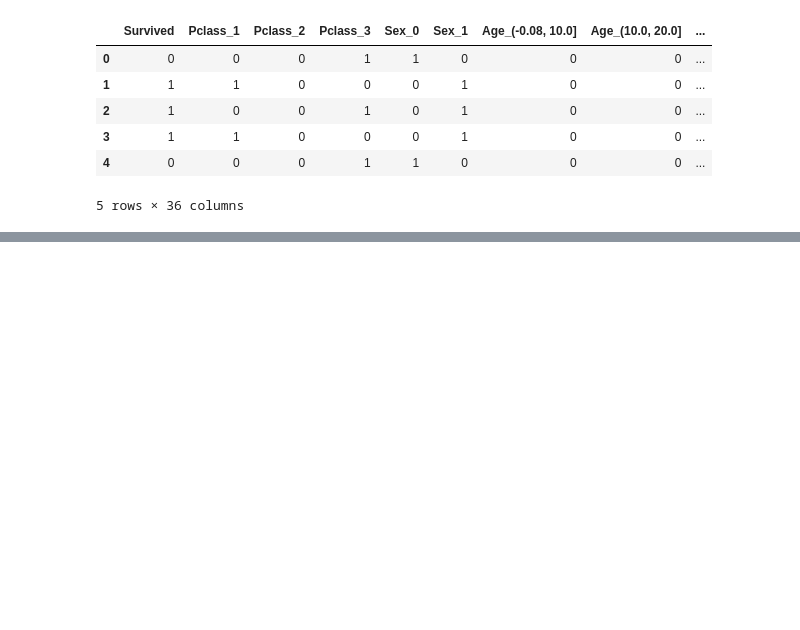
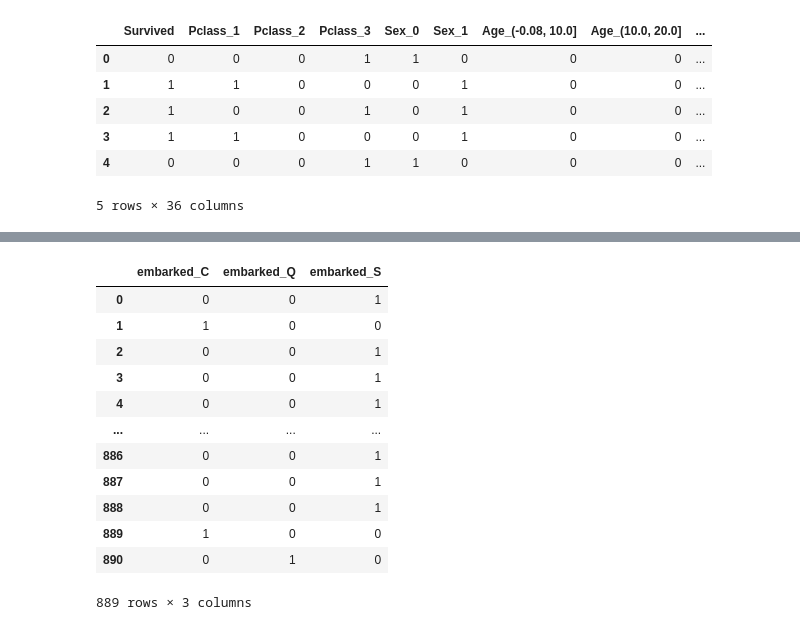
Before and after one commit to Raihan9797/kaggle-titanic, a Jupyter notebook: titanic.ipynb, the cells around one changed output, grey strips where cells are left out. Drawn from its saved outputs; the diff is of its cells as text; code cells hidden in the pictures; blank space fills up the shorter version.

Commit message:
sklearn ml algos used

```diff
--- a/titanic.ipynb
+++ b/titanic.ipynb
@@ -919,0 +938,4 @@ df_bin_enc.head()
+# %%
+from sklearn.preprocessing import OneHotEncoder
+ohe = OneHotEncoder()
+ohe.fit_transform(df_con).toarray()
@@ -919,0 +974,18 @@ df_bin_enc.head()
+# %%
+## testing ##
+pd.get_dummies(df_con['Embarked'], # returns a dataframe with readable cols vs an array
+    prefix='embarked')
+# %% [output]
+|  | embarked_C | embarked_Q | embarked_S |
+| 0 | 0 | 0 | 1 |
+| 1 | 1 | 0 | 0 |
+| 2 | 0 | 0 | 1 |
+| 3 | 0 | 0 | 1 |
+| 4 | 0 | 0 | 1 |
+| ... | ... | ... | ... |
+| 886 | 0 | 0 | 1 |
+| 887 | 0 | 0 | 1 |
+| 888 | 0 | 0 | 1 |
+| 889 | 1 | 0 | 0 |
+| 890 | 0 | 1 | 0 |
+889 rows × 3 columns
```
Also changed, not shown: parts of 41 cells of this notebook.
